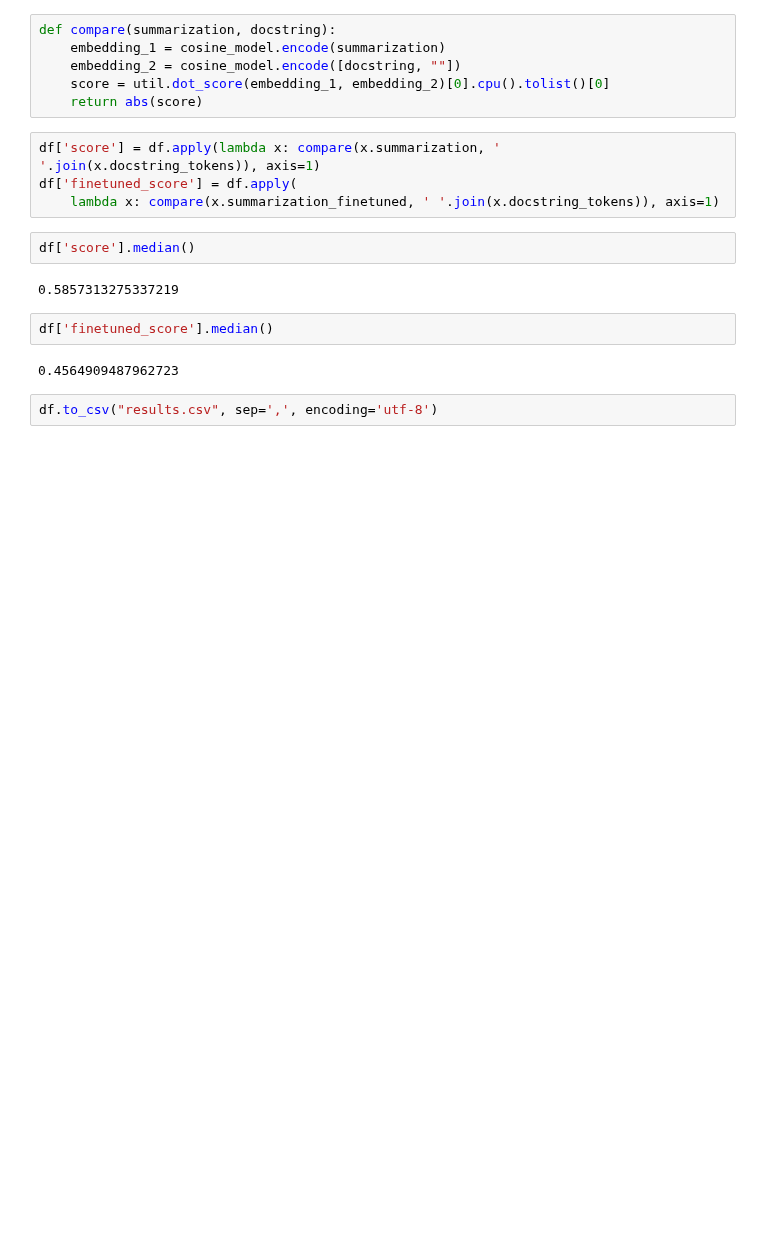
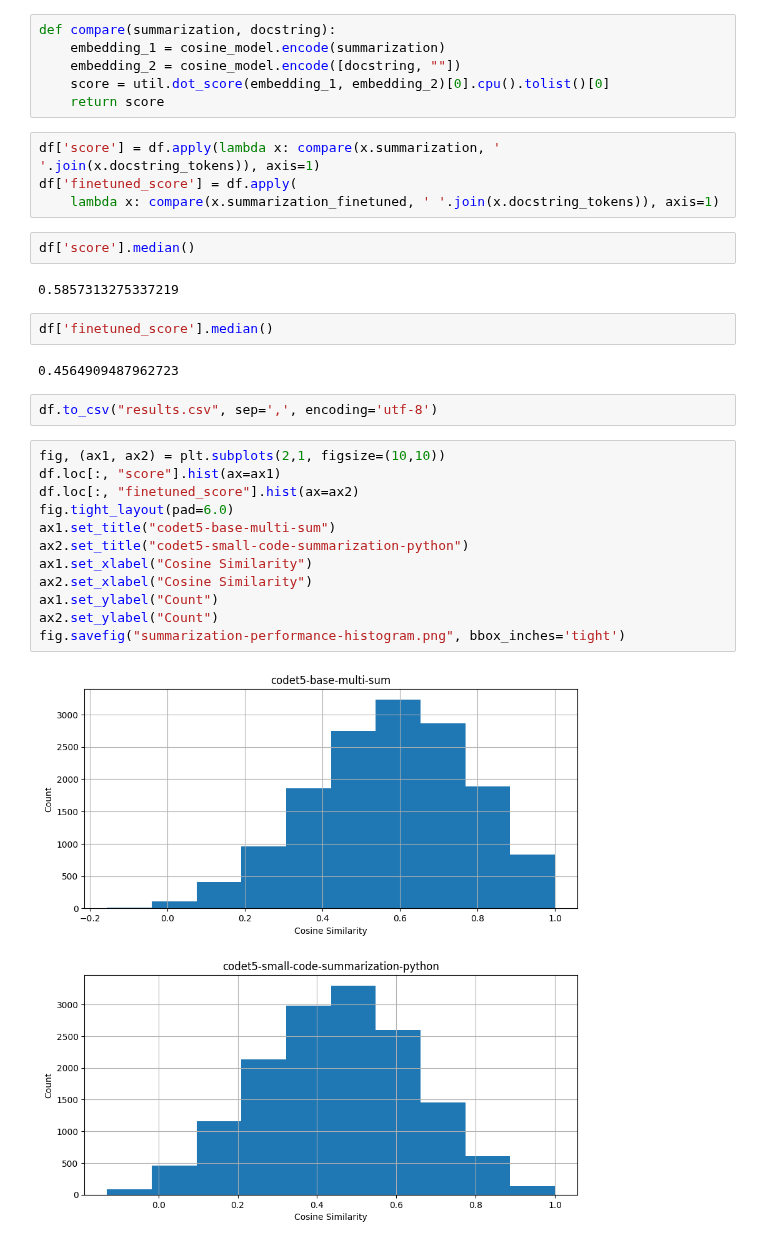
Before and after one commit to WilliamsCJ/repograph, a Jupyter notebook: backend/evaluation/summarization_performance.ipynb, the cells around one changed output. Cells and saved outputs as stored; diff of their text form; blank space fills up the shorter version.

Commit message:
Summarization performance results

```diff
--- a/backend/evaluation/summarization_performance.ipynb
+++ b/backend/evaluation/summarization_performance.ipynb
@@ -86,7 +85,7 @@ def compare(summarization, docstring):
     embedding_1 = cosine_model.encode(summarization)
     embedding_2 = cosine_model.encode([docstring, ""])
     score = util.dot_score(embedding_1, embedding_2)[0].cpu().tolist()[0]
-    return abs(score)
+    return score
 # %%
 df['score'] = df.apply(lambda x: compare(x.summarization, ' '.join(x.docstring_tokens)), axis=1)
 df['finetuned_score'] = df.apply(
@@ -101,3 +100,17 @@ df['finetuned_score'].median()
 0.4564909487962723
 # %%
 df.to_csv("results.csv", sep=',', encoding='utf-8')
+# %%
+fig, (ax1, ax2) = plt.subplots(2,1, figsize=(10,10))
+df.loc[:, "score"].hist(ax=ax1)
+df.loc[:, "finetuned_score"].hist(ax=ax2)
+fig.tight_layout(pad=6.0)
+ax1.set_title("codet5-base-multi-sum")
+ax2.set_title("codet5-small-code-summarization-python")
+ax1.set_xlabel("Cosine Similarity")
+ax2.set_xlabel("Cosine Similarity")
+ax1.set_ylabel("Count")
+ax2.set_ylabel("Count")
+fig.savefig("summarization-performance-histogram.png", bbox_inches='tight')
+# %% [output]
+[figure, added]
```
Also changed, not shown: parts of 3 cells of this notebook, 4 other files.
